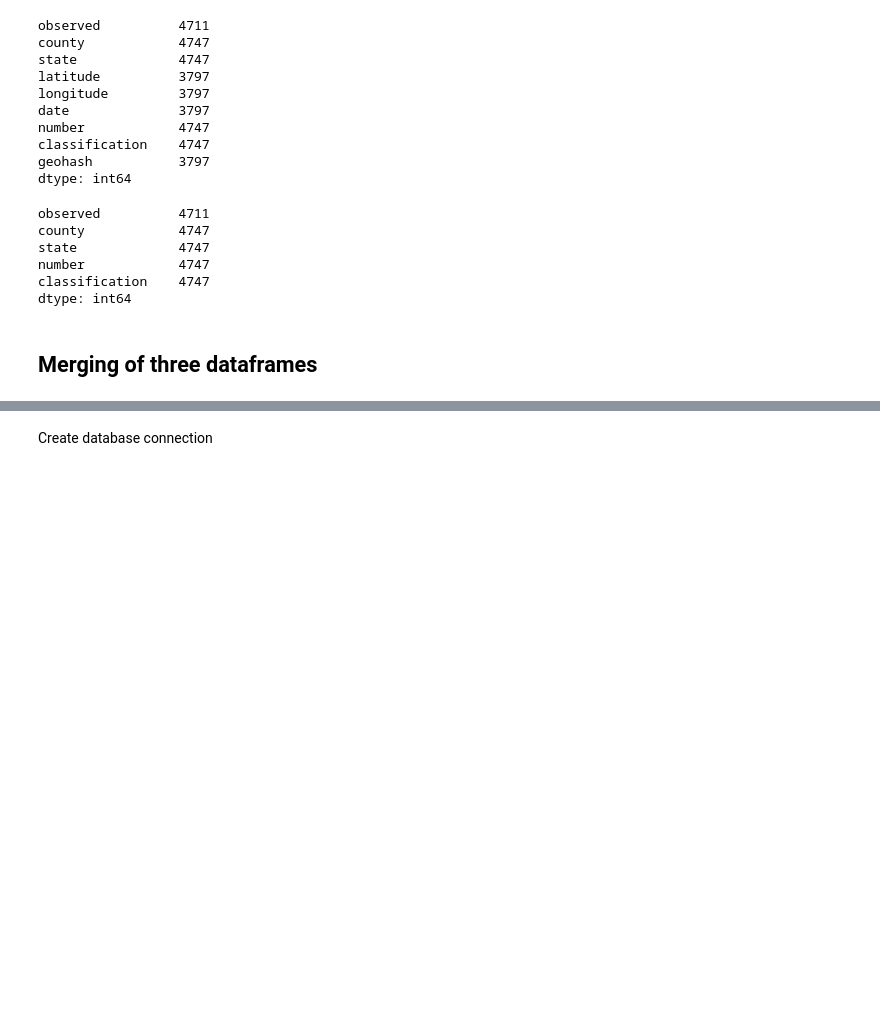
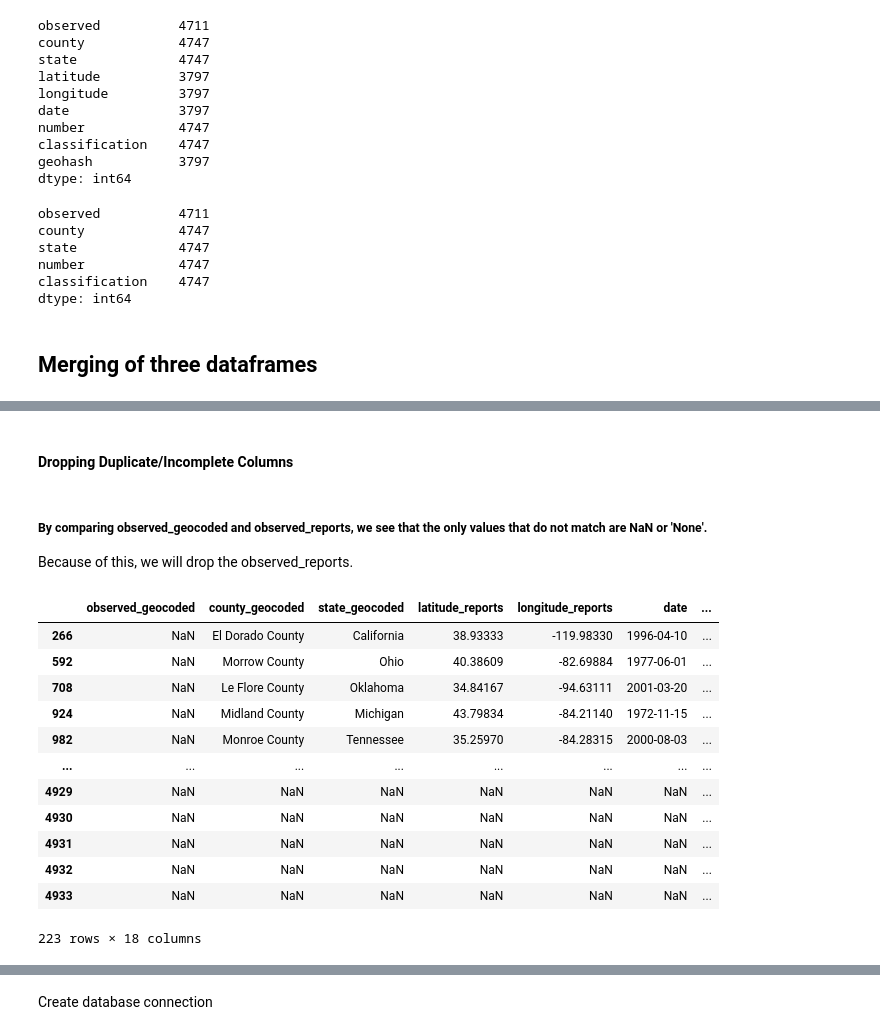
Before and after one commit to elisabethvirak/BigFoot, a Jupyter notebook: Bigfoot_Cleaning.ipynb, the cells around one changed output, grey strips where cells are left out. Cells and saved outputs as stored; diff of their text form; code cells hidden in the pictures; blank space fills up the shorter version.

```diff
--- a/Bigfoot_Cleaning.ipynb
+++ b/Bigfoot_Cleaning.ipynb
@@ -315,3 +284,26 @@ final_bf_merge
 | 4932 | NaN | NaN | NaN | NaN | NaN | NaN | ... |
 | 4933 | NaN | NaN | NaN | NaN | NaN | NaN | ... |
 4934 rows × 18 columns
+# %% [markdown]
+#### Dropping Duplicate/Incomplete Columns
+# %% [markdown]
+##### By comparing observed_geocoded and observed_reports, we see that the only values that do not match are NaN or 'None'.
+Because of this, we will drop the observed_reports.
+# %%
+# check to see if values from separate datasets match
+# checking observation
+final_bf_merge[final_bf_merge['observed_geocoded']!=final_bf_merge['observed_reports']]
+# %% [output]
+|  | observed_geocoded | county_geocoded | state_geocoded | latitude_reports | longitude_reports | date | ... |
+| 266 | NaN | El Dorado County | California | 38.93333 | -119.98330 | 1996-04-10 | ... |
+| 592 | NaN | Morrow County | Ohio | 40.38609 | -82.69884 | 1977-06-01 | ... |
+| 708 | NaN | Le Flore County | Oklahoma | 34.84167 | -94.63111 | 2001-03-20 | ... |
+| 924 | NaN | Midland County | Michigan | 43.79834 | -84.21140 | 1972-11-15 | ... |
+| 982 | NaN | Monroe County | Tennessee | 35.25970 | -84.28315 | 2000-08-03 | ... |
+| ... | ... | ... | ... | ... | ... | ... | ... |
+| 4929 | NaN | NaN | NaN | NaN | NaN | NaN | ... |
+| 4930 | NaN | NaN | NaN | NaN | NaN | NaN | ... |
+| 4931 | NaN | NaN | NaN | NaN | NaN | NaN | ... |
+| 4932 | NaN | NaN | NaN | NaN | NaN | NaN | ... |
+| 4933 | NaN | NaN | NaN | NaN | NaN | NaN | ... |
+223 rows × 18 columns
```
Also changed, not shown: parts of 24 cells of this notebook, 1 other file.
